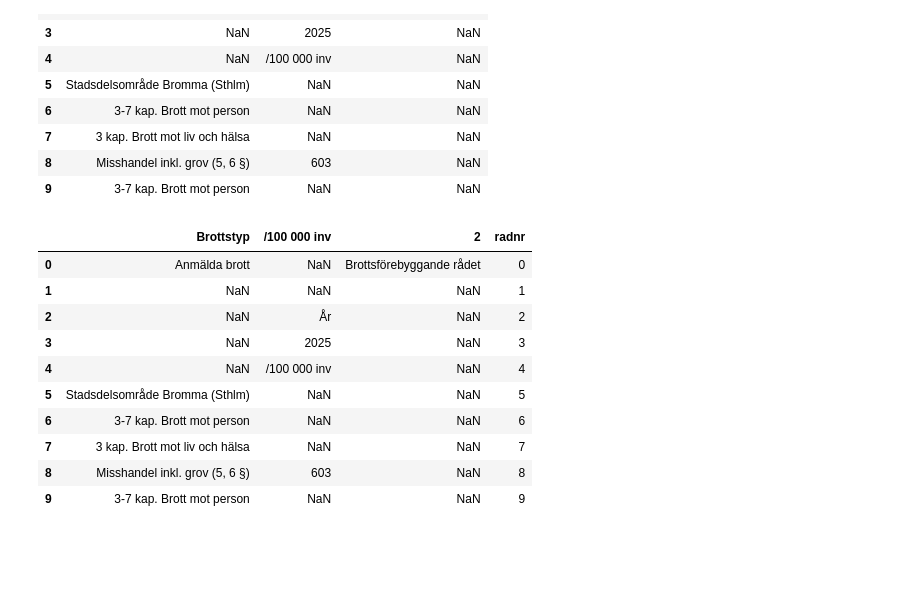
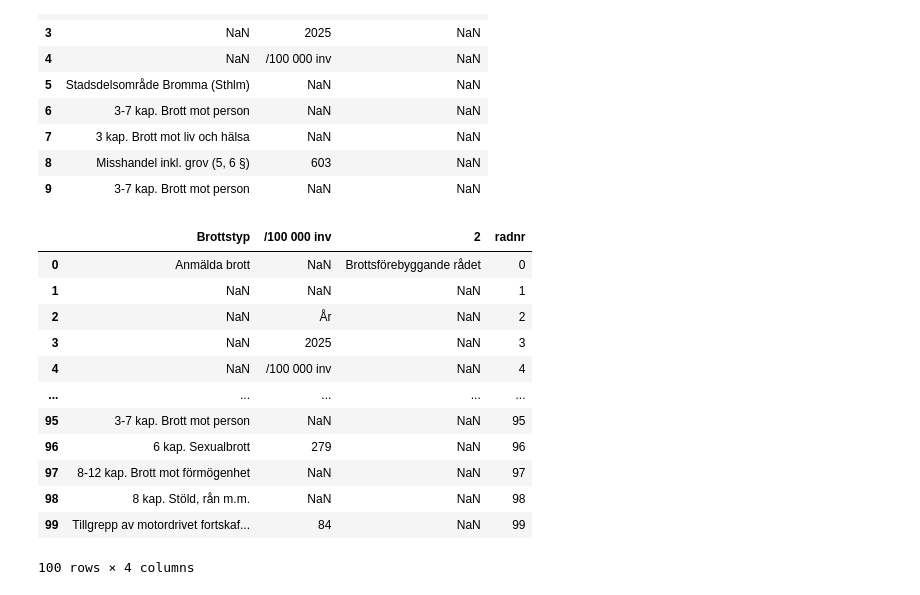
Before and after one commit to cactus-commits/UrbanPulse, a Jupyter notebook: EDA/eda_brå_sthlm.ipynb, the cells around one changed output. Drawn from its saved outputs; the diff is of its cells as text; code cells hidden in the pictures; blank space fills up the shorter version.

```diff
--- a/EDA/eda_brå_sthlm.ipynb
+++ b/EDA/eda_brå_sthlm.ipynb
@@ -205,18 +205,20 @@ df_sthlm_columns.head(10)
 # %%
 # För att vi ska kunna filtrera på område
 
 df_sthlm_columns['radnr'] = range(len(df_sthlm_columns))
 
-df_sthlm_columns.head(10)
+df_sthlm_columns.head(100)
 # %% [output]
 |  | Brottstyp | /100 000 inv | 2 | radnr |
 | 0 | Anmälda brott | NaN | Brottsförebyggande rådet | 0 |
 | 1 | NaN | NaN | NaN | 1 |
 | 2 | NaN | År | NaN | 2 |
 | 3 | NaN | 2025 | NaN | 3 |
 | 4 | NaN | /100 000 inv | NaN | 4 |
-| 5 | Stadsdelsområde Bromma (Sthlm) | NaN | NaN | 5 |
-| 6 | 3-7 kap. Brott mot person | NaN | NaN | 6 |
-| 7 | 3 kap. Brott mot liv och hälsa | NaN | NaN | 7 |
-| 8 | Misshandel inkl. grov (5, 6 §) | 603 | NaN | 8 |
-| 9 | 3-7 kap. Brott mot person | NaN | NaN | 9 |
+| ... | ... | ... | ... | ... |
+| 95 | 3-7 kap. Brott mot person | NaN | NaN | 95 |
+| 96 | 6 kap. Sexualbrott | 279 | NaN | 96 |
+| 97 | 8-12 kap. Brott mot förmögenhet | NaN | NaN | 97 |
+| 98 | 8 kap. Stöld, rån m.m. | NaN | NaN | 98 |
+| 99 | Tillgrepp av motordrivet fortskaf... | 84 | NaN | 99 |
+100 rows × 4 columns
```
Also changed, not shown: parts of 22 cells of this notebook.
